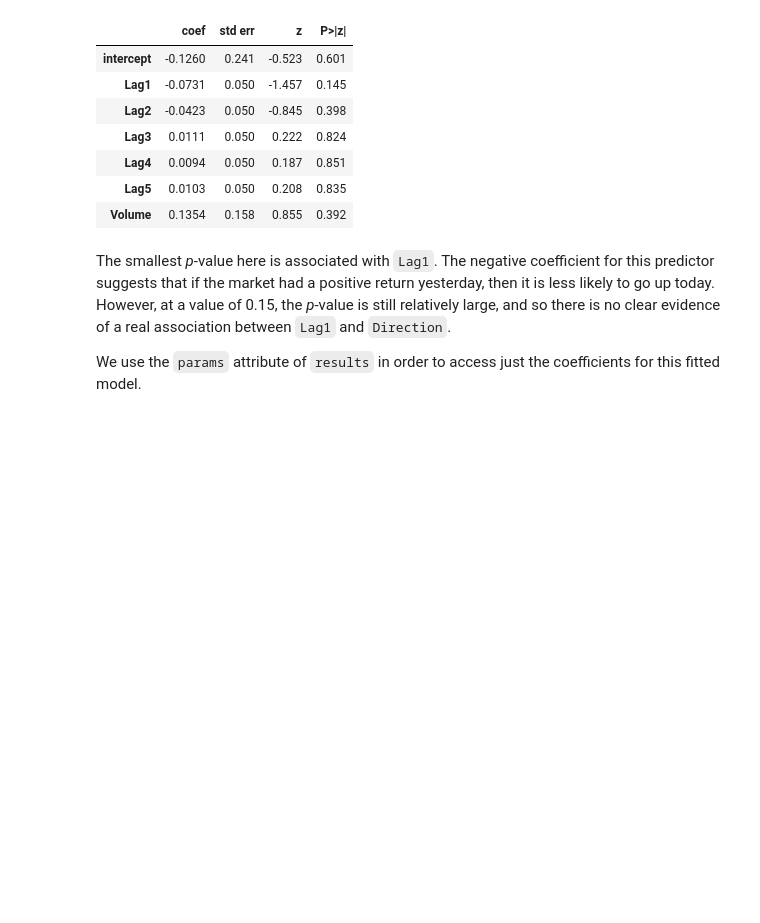
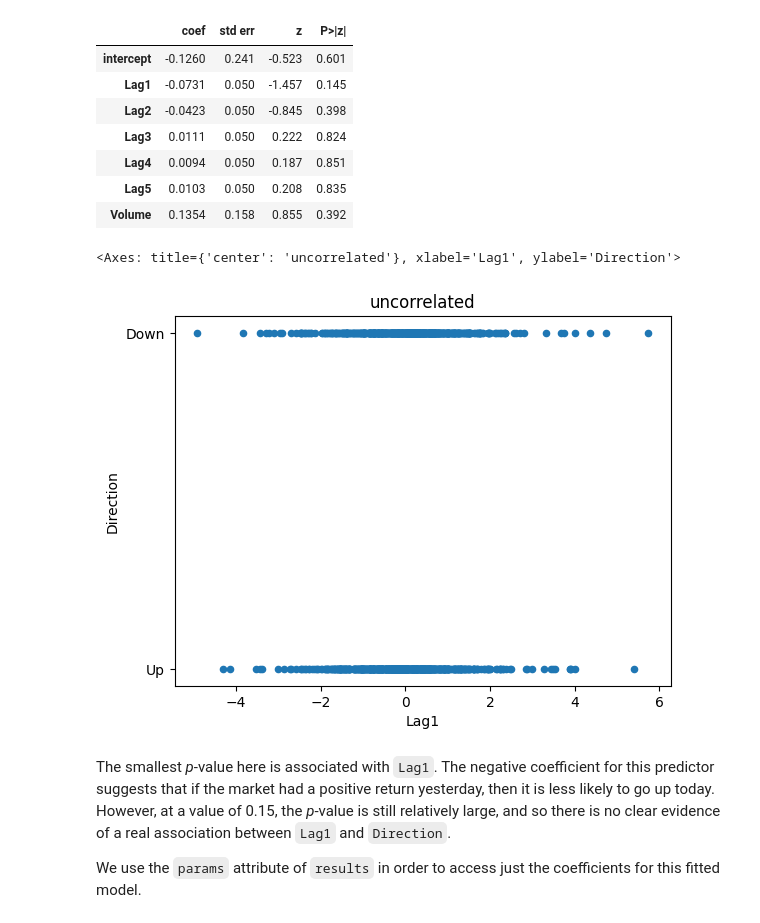
Before and after one commit to FDrico/statistical_learning, a Jupyter notebook: notebooks/Ch04-classification-lab.ipynb, the cells around one changed output. Saved outputs shown, nothing was run; the diff lists cells and outputs as text; code cells hidden in the pictures; blank space fills up the shorter version.

```diff
--- a/notebooks/Ch04-classification-lab.ipynb
+++ b/notebooks/Ch04-classification-lab.ipynb
@@ -171,6 +261,11 @@ Index(['intercept', 'Lag1', 'Lag2', 'Lag3', 'Lag4', 'Lag5', 'Volume'], dtype='ob
 | Lag4 | 0.0094 | 0.050 | 0.187 | 0.851 |
 | Lag5 | 0.0103 | 0.050 | 0.208 | 0.835 |
 | Volume | 0.1354 | 0.158 | 0.855 | 0.392 |
+# %%
+Smarket.plot(x='Lag1', y='Direction', kind='scatter', title='uncorrelated')
+# %% [output]
+<Axes: title={'center': 'uncorrelated'}, xlabel='Lag1', ylabel='Direction'>
+[figure, added]
 # %% [markdown]
 The smallest *p*-value here is associated with  `Lag1`. The
 negative coefficient for this predictor suggests that if the market
```
Also changed, not shown: parts of 29 cells of this notebook, 1 other file.
